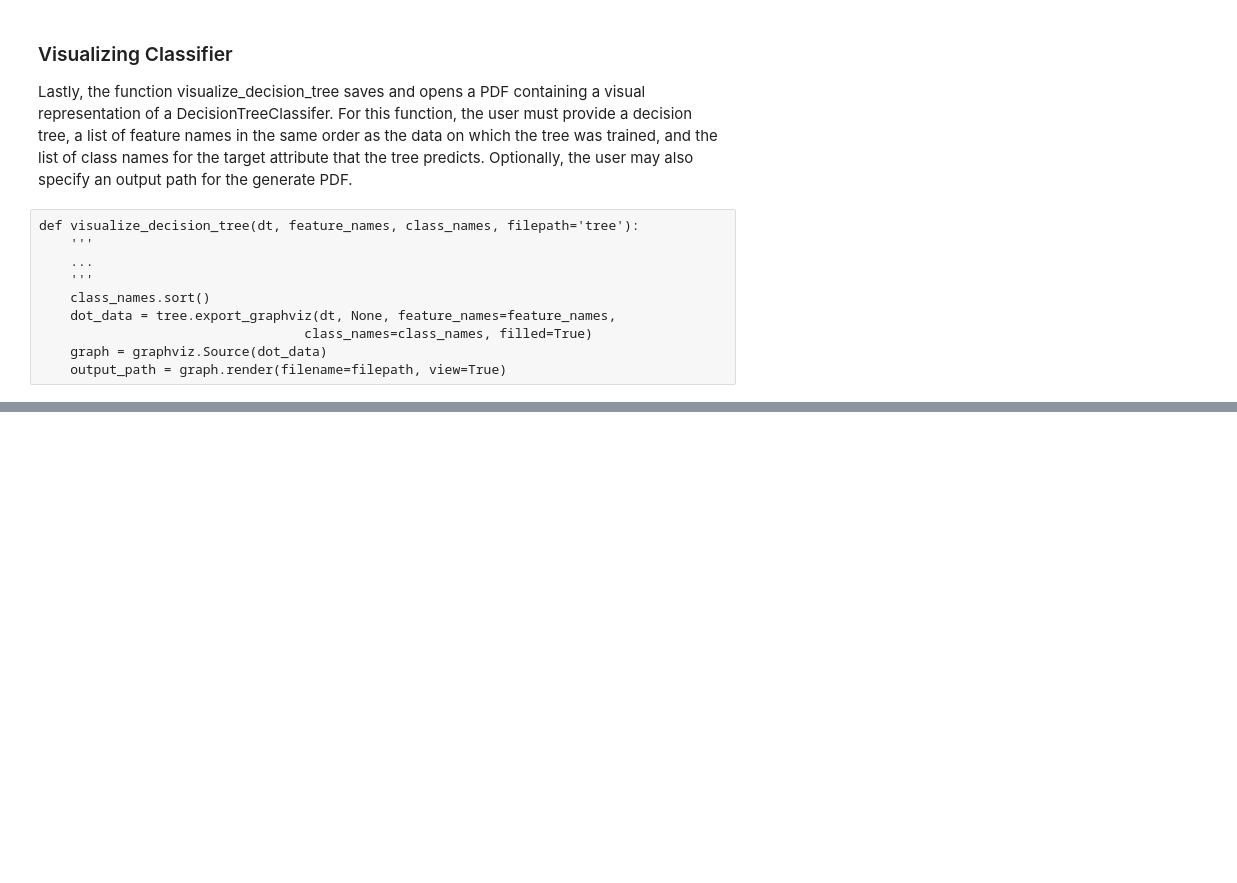
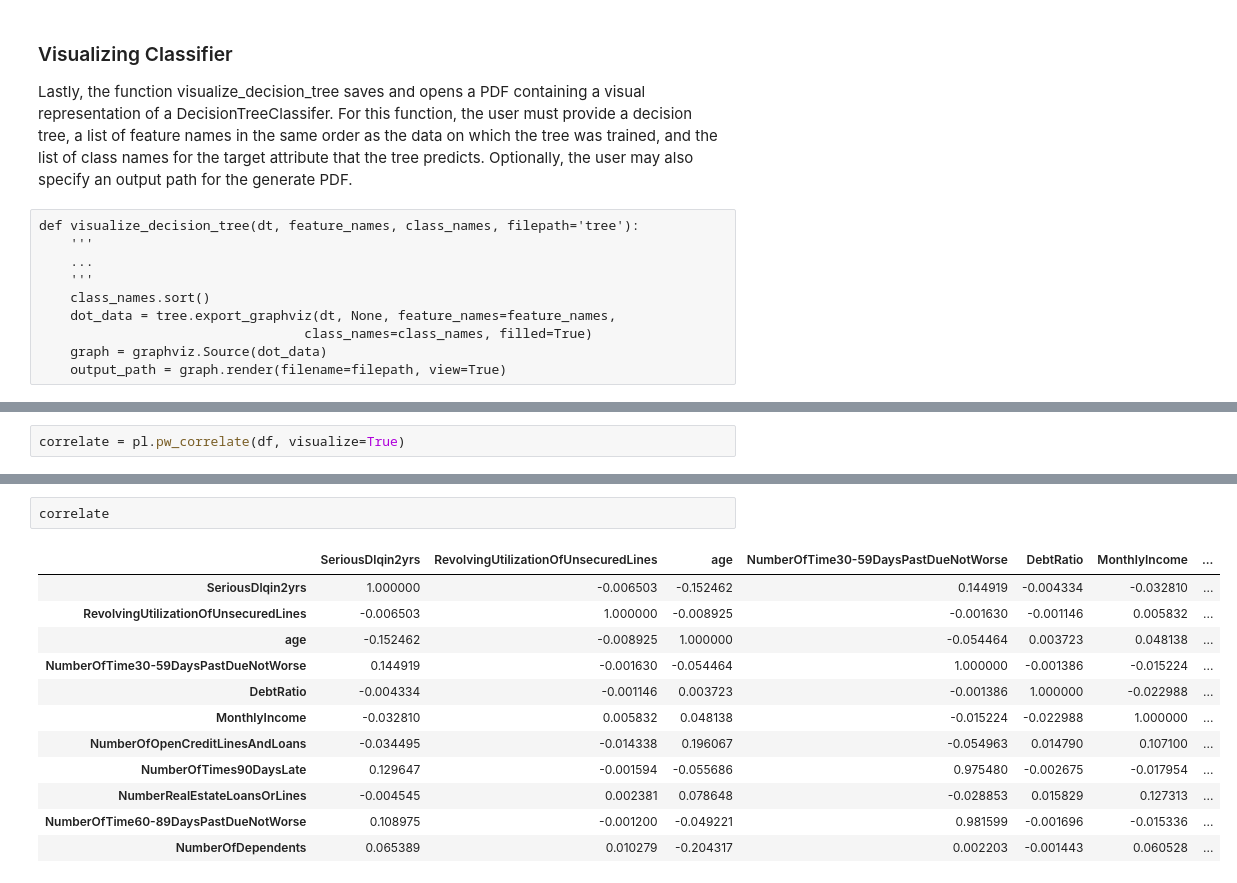
Before and after one commit to fogarty-ben/capp30254-machine-learning, a Jupyter notebook: hws/hw2/writeup.ipynb, the cells around one changed output, grey strips where cells are left out. Saved outputs shown, nothing was run; the diff lists cells and outputs as text; blank space fills up the shorter version.

```diff
--- a/hws/hw2/writeup.ipynb
+++ b/hws/hw2/writeup.ipynb
@@ -283,0 +381,2 @@ def visualize_decision_tree(dt, feature_names, class_names, filepath='tree'):
+# %%
+correlate = pl.pw_correlate(df, visualize=True)
@@ -283,0 +386,15 @@ def visualize_decision_tree(dt, feature_names, class_names, filepath='tree'):
+# %%
+correlate
+# %% [output]
+|  | SeriousDlqin2yrs | RevolvingUtilizationOfUnsecuredLines | age | NumberOfTime30-59DaysPastDueNotWorse | DebtRatio | MonthlyIncome | ... |
+| SeriousDlqin2yrs | 1.000000 | -0.006503 | -0.152462 | 0.144919 | -0.004334 | -0.032810 | ... |
+| RevolvingUtilizationOfUnsecuredLines | -0.006503 | 1.000000 | -0.008925 | -0.001630 | -0.001146 | 0.005832 | ... |
+| age | -0.152462 | -0.008925 | 1.000000 | -0.054464 | 0.003723 | 0.048138 | ... |
+| NumberOfTime30-59DaysPastDueNotWorse | 0.144919 | -0.001630 | -0.054464 | 1.000000 | -0.001386 | -0.015224 | ... |
+| DebtRatio | -0.004334 | -0.001146 | 0.003723 | -0.001386 | 1.000000 | -0.022988 | ... |
+| MonthlyIncome | -0.032810 | 0.005832 | 0.048138 | -0.015224 | -0.022988 | 1.000000 | ... |
+| NumberOfOpenCreditLinesAndLoans | -0.034495 | -0.014338 | 0.196067 | -0.054963 | 0.014790 | 0.107100 | ... |
+| NumberOfTimes90DaysLate | 0.129647 | -0.001594 | -0.055686 | 0.975480 | -0.002675 | -0.017954 | ... |
+| NumberRealEstateLoansOrLines | -0.004545 | 0.002381 | 0.078648 | -0.028853 | 0.015829 | 0.127313 | ... |
+| NumberOfTime60-89DaysPastDueNotWorse | 0.108975 | -0.001200 | -0.049221 | 0.981599 | -0.001696 | -0.015336 | ... |
+| NumberOfDependents | 0.065389 | 0.010279 | -0.204317 | 0.002203 | -0.001443 | 0.060528 | ... |
```
Also changed, not shown: parts of 34 cells of this notebook, 2 other files.
